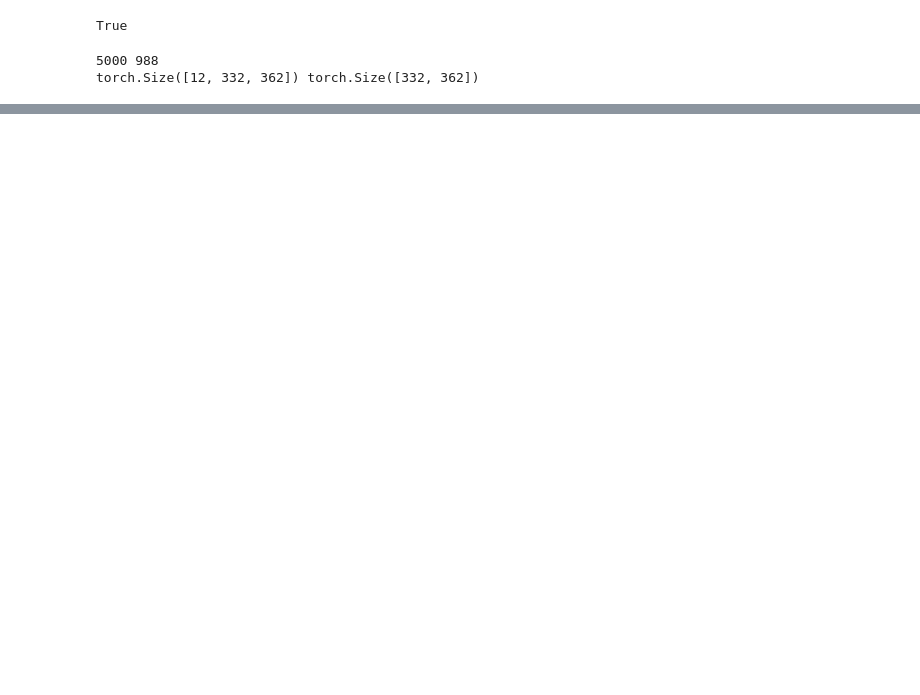
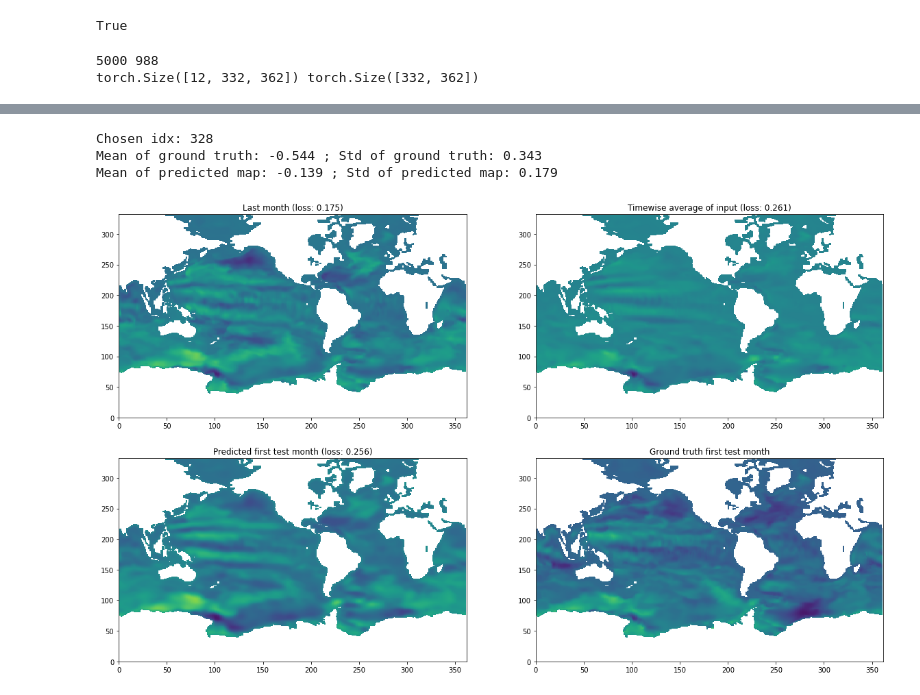
Before and after one commit to Maison-de-la-Simulation/hrmes, a Jupyter notebook: conv_net.ipynb, the cells around one changed output, grey strips where cells are left out. Saved outputs shown, nothing was run; the diff lists cells and outputs as text; code cells hidden in the pictures; blank space fills up the shorter version.

```diff
--- a/conv_net.ipynb
+++ b/conv_net.ipynb
@@ -246,7 +313,0 @@ del output
-# %%
-x, y = test_ds[100]
-x = x.to(device)
-output = model(x[None])[0].cpu()
-output = output.detach().numpy()
-y = y.detach().numpy()
-output[np.isnan(y)] = np.nan
@@ -269,0 +314,45 @@ plt.pcolor(y, vmin=0, vmax=1)
+# %%
+def test_sample(model, test_ds, idx=None):
+    if idx is None:
+        idx = random.randrange(len(test_ds))
+    print("Chosen idx:", idx)
+    x, y = test_ds[idx]
+    x, y = x.to(device), y.to(device)
+
+    last_month = x[-1]
+    average = x.mean(0)
+    output = model(x[None])[0]
+
+    loss_last_month = compute_loss(criterion, last_month, y).item()
+    loss_average = compute_loss(criterion, average, y).item()
+    loss_prediction = compute_loss(criterion, output, y).item()
+
+    output = output.detach().cpu().numpy()
+    y = y.detach().cpu().numpy()
+    output[np.isnan(y)] = np.nan
+    expectedmean, expectedstd = np.nanmean(y), np.nanstd(y)
+    obtainedmean, obtainedstd = np.nanmean(output), np.nanstd(output)
+    print(f"Mean of ground truth: {expectedmean:.3f} ; Std of ground truth: {expectedstd:.3f}")
+    print(f"Mean of predicted map: {obtainedmean:.3f} ; Std of predicted map: {obtainedstd:.3f}")
+
+    # Display
+    fig = plt.figure(figsize=(20, 12))
+    plt.subplot(2, 2, 1)
+    plt.pcolor(last_month.cpu().numpy(), vmin=-2, vmax=2)
+    plt.title(f"Last month (loss: {loss_last_month:.3f})")
+    plt.subplot(2, 2, 2)
+    plt.pcolor(average.cpu().numpy(), vmin=-2, vmax=2)
+    plt.title(f"Timewise average of input (loss: {loss_average:.3f})")
+    plt.subplot(2, 2, 3)
+    plt.pcolor(output, vmin=-1, vmax=1)
+    plt.title(f"Predicted first test month (loss: {loss_prediction:.3f})")
+    plt.subplot(2, 2, 4)
+    plt.pcolor(y, vmin=-2, vmax=2)
+    plt.title("Ground truth first test month")
+
+test_sample(model, test_ds)
+# %% [output]
+Chosen idx: 328
+Mean of ground truth: -0.544 ; Std of ground truth: 0.343
+Mean of predicted map: -0.139 ; Std of predicted map: 0.179
+[figure, added]
```
Also changed, not shown: parts of 20 cells of this notebook.
